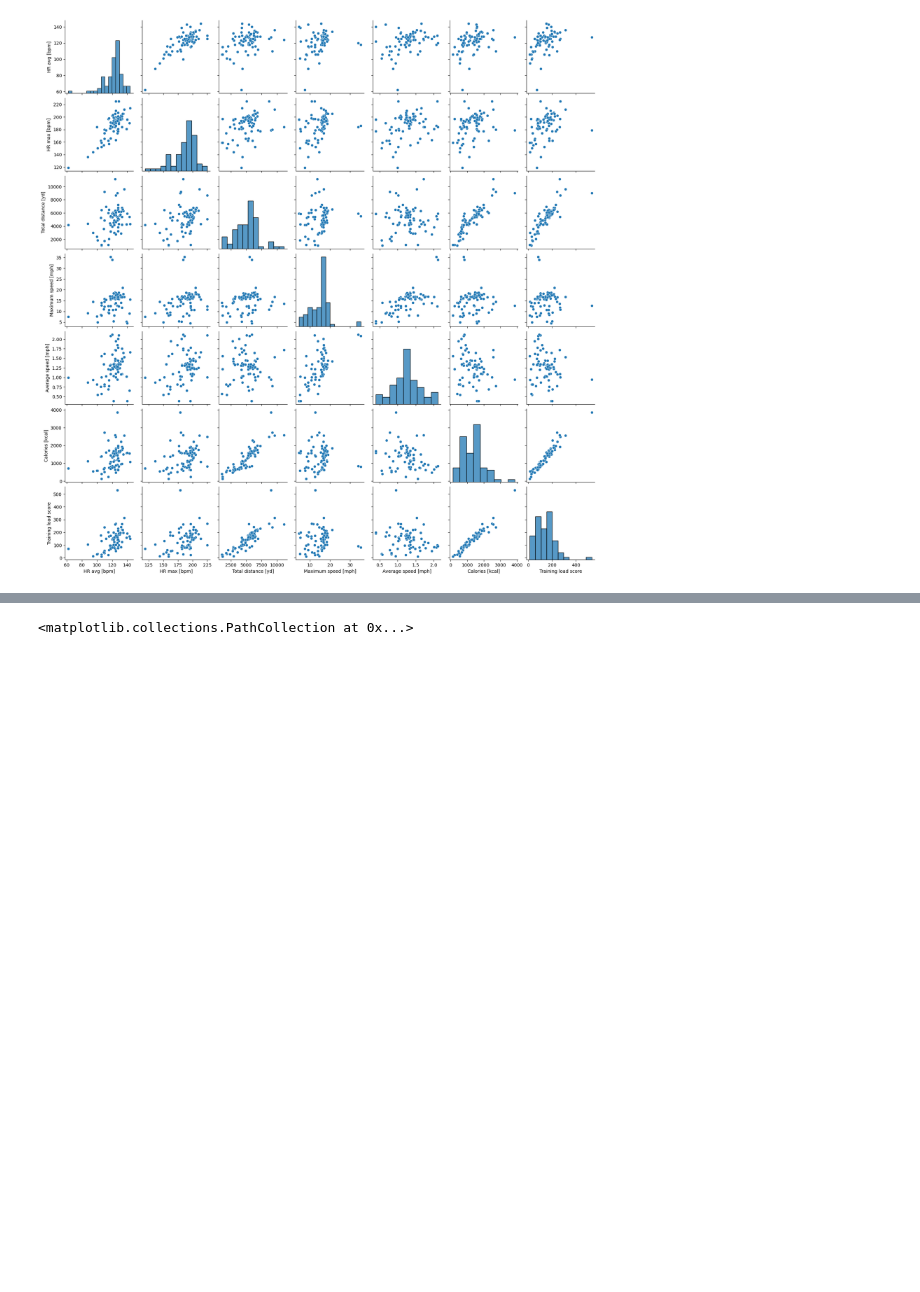
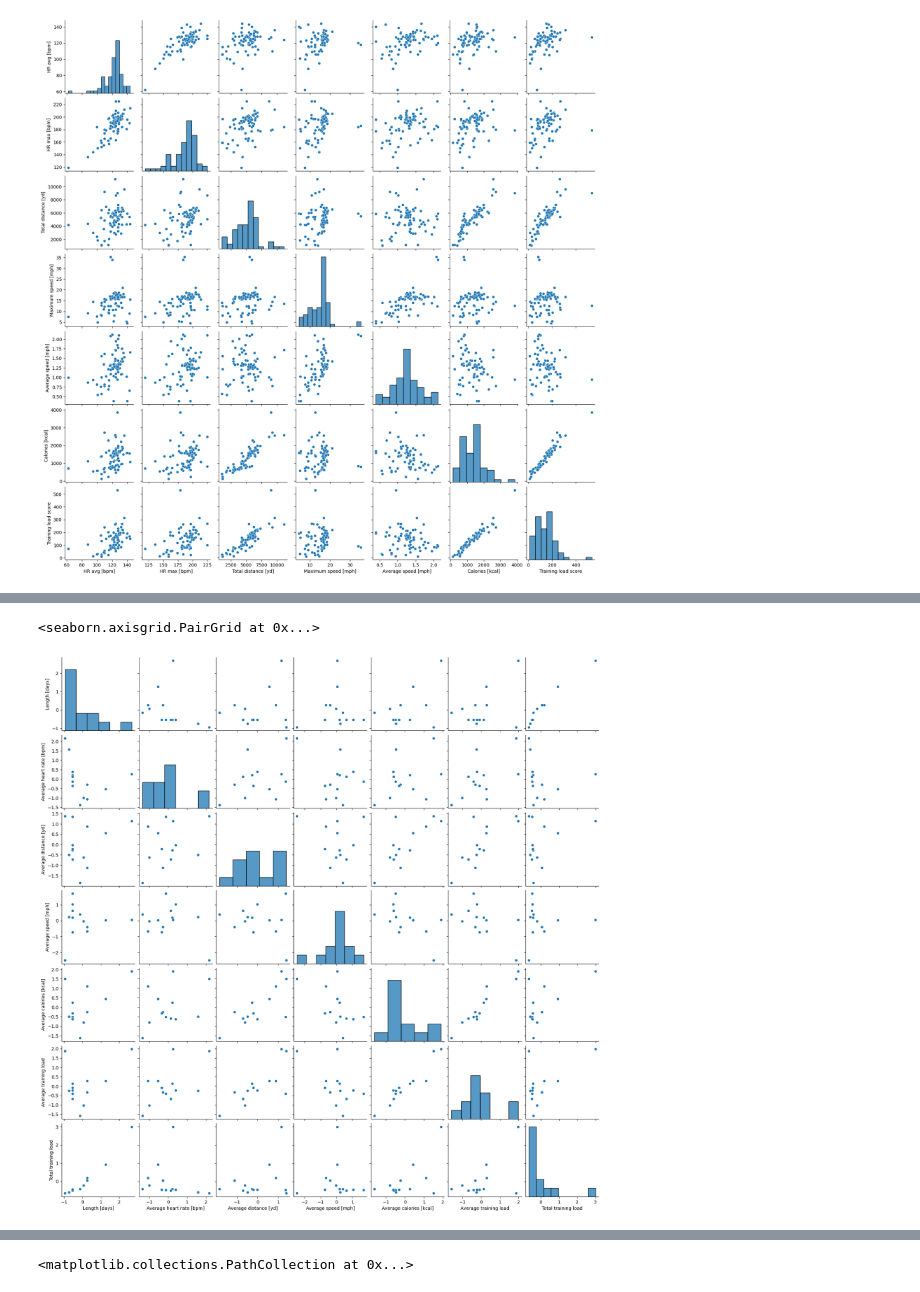
Before and after one commit to dboyko44/ML-Final-Project, a Jupyter notebook: ML_Final_Project_team.ipynb, the cells around one changed output, grey strips where cells are left out. Saved outputs shown, nothing was run; the diff lists cells and outputs as text; code cells hidden in the pictures; blank space fills up the shorter version.

```diff
--- a/ML_Final_Project_team.ipynb
+++ b/ML_Final_Project_team.ipynb
@@ -146,12 +158,10 @@ norm_dfin22=(dfin22-dfin22.mean())/dfin22.std()
 norm_dfin23=(dfin23-dfin23.mean())/dfin23.std()
 
 #split dataset into input (x) and output (y)
-norm_dfin22=norm_dfin22.drop(columns=['Max speed [mph]','Average speed [mph]'])
 Xtrain=norm_dfin22.to_numpy()
 ytrain=dfSOE22['Percent SOE'].to_numpy()
 #ytrain=(ytrain-ytrain.mean())/ytrain.std()
 
-norm_dfin23=norm_dfin23.drop(columns=['Max speed [mph]','Average speed [mph]'])
 Xtest=norm_dfin23.to_numpy()
 ytest=dfSOE23['Percent SOE'].to_numpy()
 #ytest=(ytest-ytest.mean())/ytest.std()
@@ -157,0 +190,5 @@ ytest=dfSOE23['Percent SOE'].to_numpy()
+# %%
+sns.pairplot(norm_dfin23)
+# %% [output]
+<seaborn.axisgrid.PairGrid at 0x...>
+[figure, added]
```
Also changed, not shown: parts of 12 cells of this notebook.
